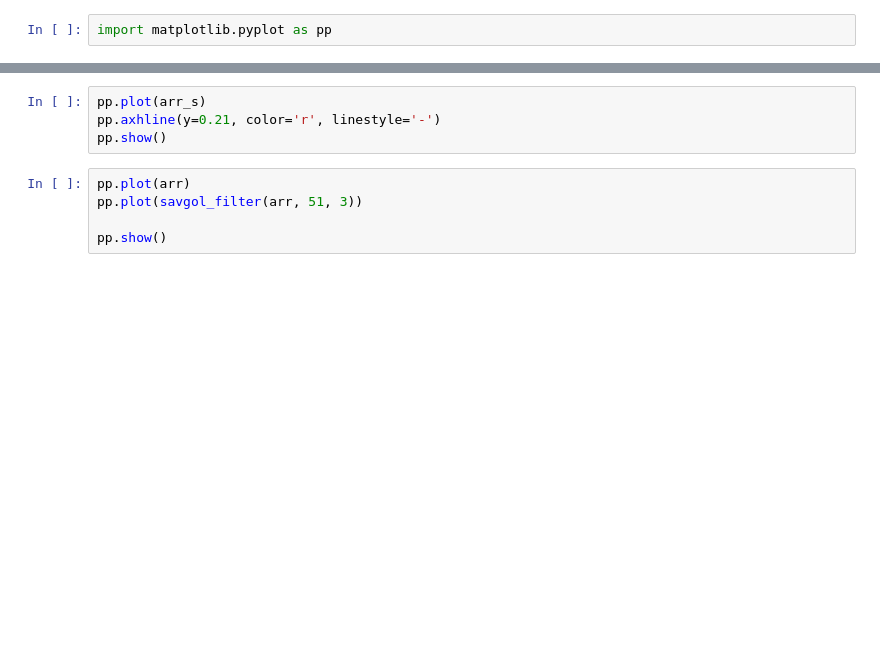
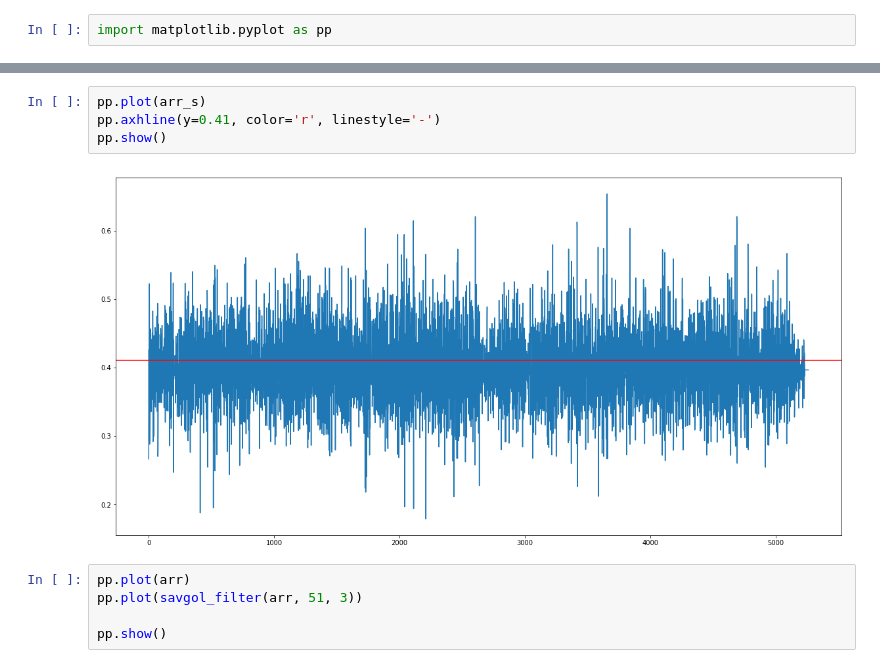
Before and after one commit to hedonistrh/SpChangeDetect, a Jupyter notebook: Speaker2Vec_dev.ipynb, the cells around one changed output, grey strips where cells are left out. Drawn from its saved outputs; the diff is of its cells as text; blank space fills up the shorter version.

```diff
--- a/Speaker2Vec_dev.ipynb
+++ b/Speaker2Vec_dev.ipynb
@@ -428,7 +468,9 @@ pp.show()
 # %%
 pp.plot(arr_s)
-pp.axhline(y=0.21, color='r', linestyle='-')
+pp.axhline(y=0.41, color='r', linestyle='-')
 pp.show()
+# %% [output]
+[figure, added]
 # %%
 pp.plot(arr)
 pp.plot(savgol_filter(arr, 51, 3))
```
Also changed, not shown: parts of 14 cells of this notebook.
